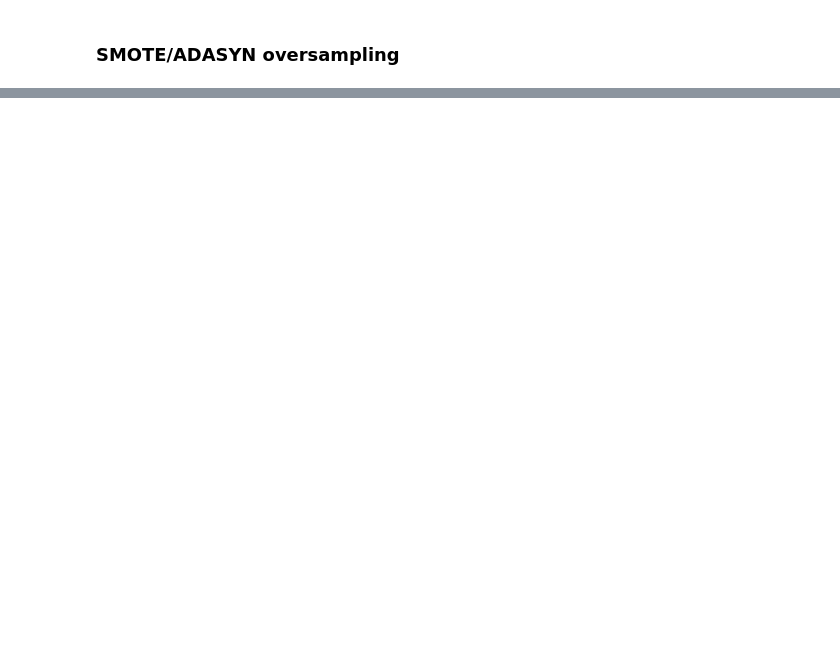
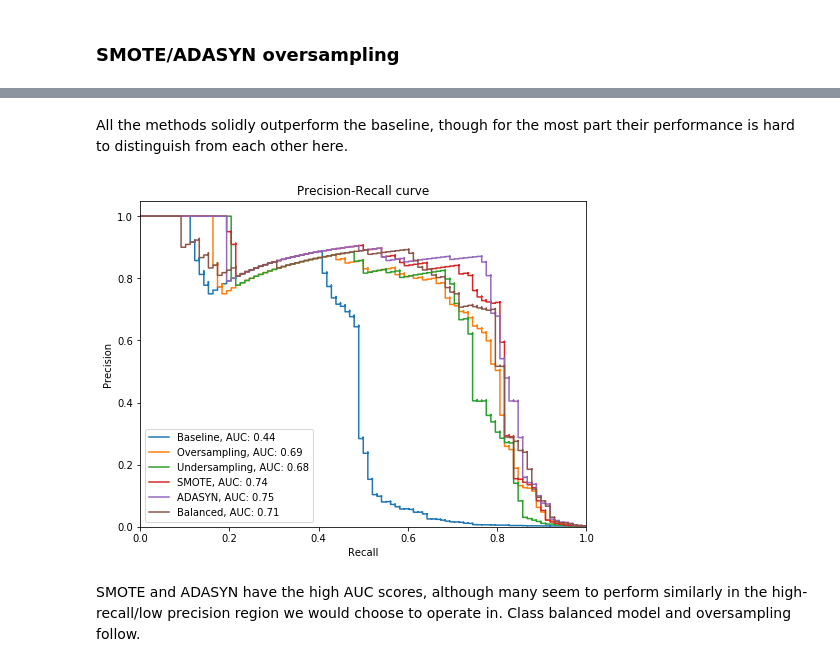
Before and after one commit to tcunnington/582_fraud, a Jupyter notebook: Imbalanced Data.ipynb, the cells around one changed output, grey strips where cells are left out. Drawn from its saved outputs; the diff is of its cells as text; code cells hidden in the pictures; blank space fills up the shorter version.

```diff
--- a/Imbalanced Data.ipynb
+++ b/Imbalanced Data.ipynb
@@ -224,0 +266,8 @@ Confusion mat:
+# %% [markdown]
+All the methods solidly outperform the baseline, though for the most part their performance is hard to distinguish from each other here.
+# %%
+plot_many_pr(models, labels, test_x, test_y)
+# %% [output]
+[figure, added]
+# %% [markdown]
+SMOTE and ADASYN have the high AUC scores, although many seem to perform similarly in the high-recall/low precision region we would choose to operate in. Class balanced model and oversampling follow.
```
Also changed, not shown: parts of 36 cells of this notebook, 6 other files.
